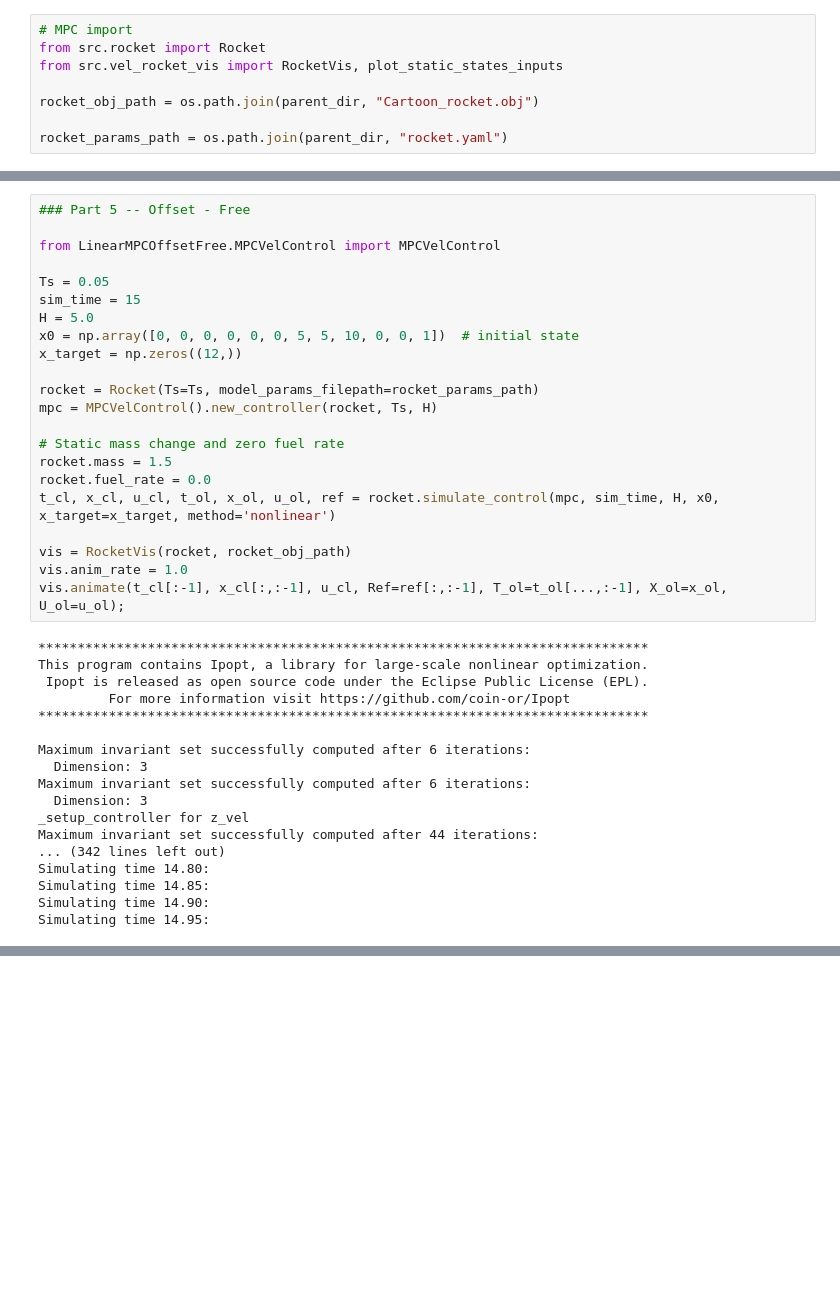
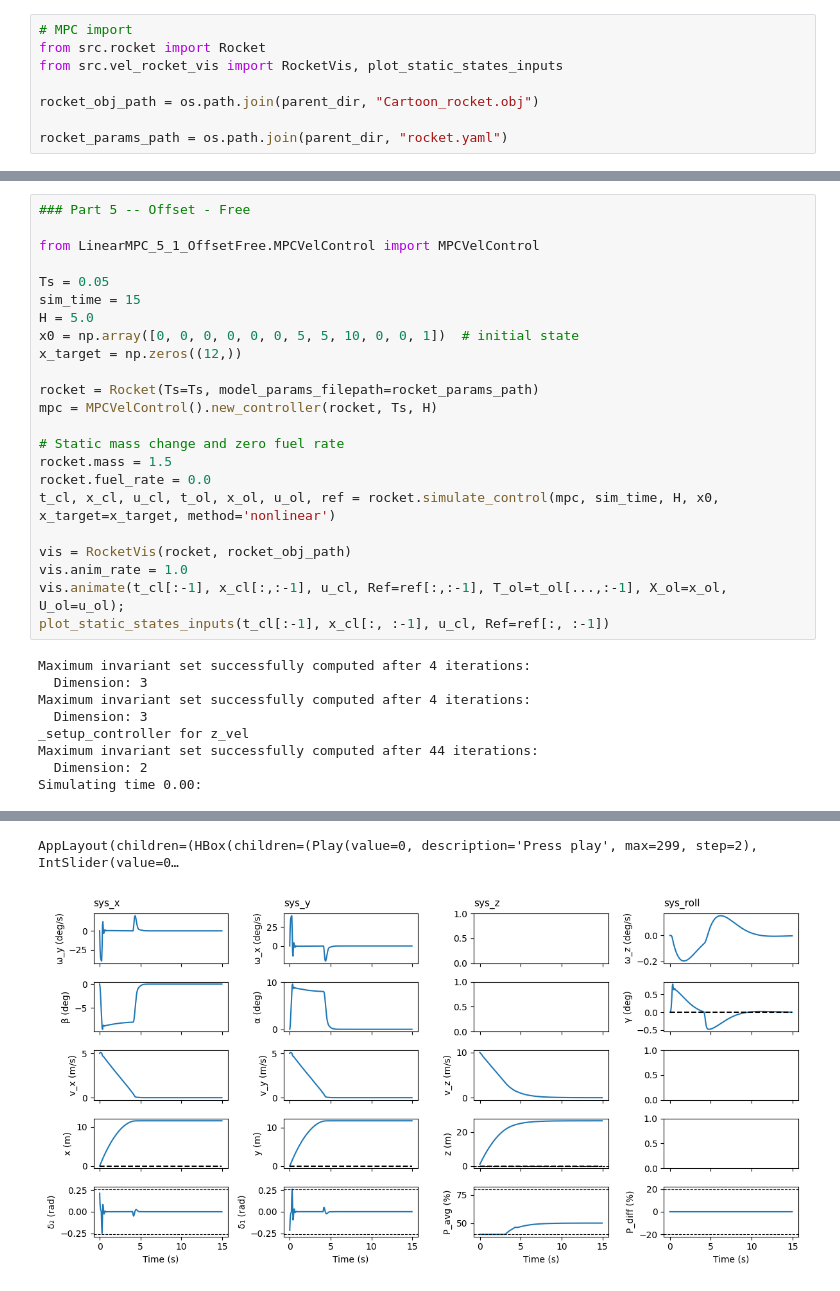
Before and after one commit to tancredelg/MPC-Course-EPFL, a Jupyter notebook: project/Deliverable_5_1/Deliverable_5_1.ipynb, the cells around one changed output, grey strips where cells are left out. Saved outputs shown, nothing was run; the diff lists cells and outputs as text; blank space fills up the shorter version.

```diff
--- a/project/Deliverable_5_1/Deliverable_5_1.ipynb
+++ b/project/Deliverable_5_1/Deliverable_5_1.ipynb
@@ -85,7 +89,7 @@ position error: [ 7.810314  7.94835  66.956399]
 # %%
 ### Part 5 -- Offset - Free
 
-from LinearMPCOffsetFree.MPCVelControl import MPCVelControl
+from LinearMPC_5_1_OffsetFree.MPCVelControl import MPCVelControl
 
 Ts = 0.05
 sim_time = 15
@@ -104,21 +108,13 @@ t_cl, x_cl, u_cl, t_ol, x_ol, u_ol, ref = rocket.simulate_control(mpc, sim_time,
 vis = RocketVis(rocket, rocket_obj_path)
 vis.anim_rate = 1.0
 vis.animate(t_cl[:-1], x_cl[:,:-1], u_cl, Ref=ref[:,:-1], T_ol=t_ol[...,:-1], X_ol=x_ol, U_ol=u_ol);
+plot_static_states_inputs(t_cl[:-1], x_cl[:, :-1], u_cl, Ref=ref[:, :-1])
 # %% [output]
-******************************************************************************
-This program contains Ipopt, a library for large-scale nonlinear optimization.
- Ipopt is released as open source code under the Eclipse Public License (EPL).
-         For more information visit https://github.com/coin-or/Ipopt
-******************************************************************************
-
-Maximum invariant set successfully computed after 6 iterations:
+Maximum invariant set successfully computed after 4 iterations:
   Dimension: 3
-Maximum invariant set successfully computed after 6 iterations:
+Maximum invariant set successfully computed after 4 iterations:
   Dimension: 3
 _setup_controller for z_vel
 Maximum invariant set successfully computed after 44 iterations:
-... (342 lines left out)
-Simulating time 14.80:
-Simulating time 14.85:
-Simulating time 14.90:
-Simulating time 14.95:
+  Dimension: 2
+Simulating time 0.00:
@@ -126,3 +138,5 @@ AppLayout(children=(HBox(children=(Play(value=0, description='Press play', max=2
+AppLayout(children=(HBox(children=(Play(value=0, description='Press play', max=299, step=2), IntSlider(value=0…
+[figure, added]
 # %%
 state_error = np.array(x_cl[:, -1]) - x_target
 with np.printoptions(precision=6, suppress=True):
```
Also changed, not shown: parts of 6 cells of this notebook, 10 other files.
